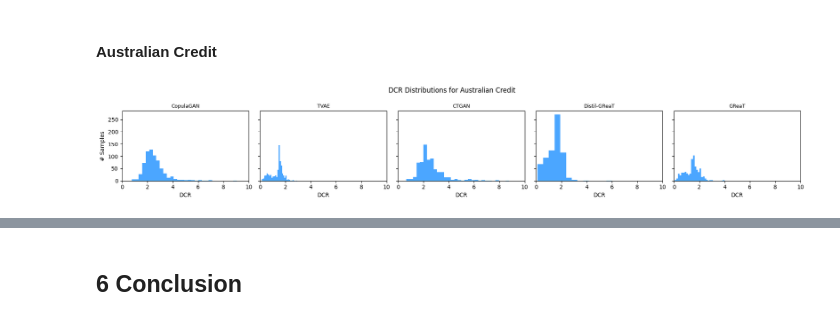
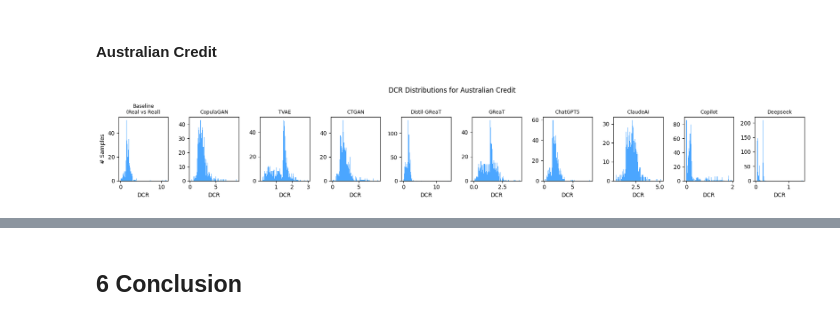
Before and after one commit to Cristyl/Application-of-generative-models-for-anonymization-and-data-augmentation, a Jupyter notebook: Final_evaluation_of_the_synthetic_data.ipynb, the cells around one changed output, grey strips where cells are left out. Saved outputs shown, nothing was run; the diff lists cells and outputs as text; code cells hidden in the pictures.

```diff
--- a/Final_evaluation_of_the_synthetic_data.ipynb
+++ b/Final_evaluation_of_the_synthetic_data.ipynb
@@ -792,33 +1216,45 @@ X_australian_TVAE = australian_preprocessor.transform(synthetic_australian_df_TV
 X_australian_CTGAN = australian_preprocessor.transform(synthetic_australian_df_CTGAN)
 X_australian_distil_GReaT = australian_preprocessor.transform(synthetic_australian_df_distil_GReaT)
 X_australian_GReaT = australian_preprocessor.transform(synthetic_australian_df_GReaT)
+X_australian_GPT5 = australian_preprocessor.transform(synthetic_australian_df_GPT5)
+X_australian_Sonnet4_5 = australian_preprocessor.transform(synthetic_australian_df_Sonnet4_5)
+X_australian_Copilot = australian_preprocessor.transform(synthetic_australian_df_Copilot)
+X_australian_Deepseek = australian_preprocessor.transform(synthetic_australian_df_Deepseek)
 # %% [markdown]
 ### DCR Computation
 # %% [markdown]
 The Distance to Closest Record (DCR) is computed for each synthetic dataset relative to its corresponding original dataset. The resulting distributions are then visualized with histograms to provide a clear overview of how closely the synthetic samples resemble real data in terms of feature space proximity.
 # %% [markdown]
 #### German Credit
+# %%
+X_german_train, X_german_test = train_test_split(X_german, test_size=0.5, random_state=42)
+
+# Calcola DCR tra train e test dei dati originali (baseline)
+dcr_baseline_german = compute_dcr(X_german_train, X_german_test)
 # %%
-#Computing DCR values for each generator
+# Calcolo DCR per ogni modello generativo
 dcr_results = {
+    "Baseline\n(Real vs Real)": dcr_baseline_german,
     "CopulaGAN": compute_dcr(X_german, X_german_CopulaGAN),
     "TVAE": compute_dcr(X_german, X_german_TVAE),
     "CTGAN": compute_dcr(X_german, X_german_CTGAN),
     "Distil-GReaT": compute_dcr(X_german, X_german_distil_GReaT),
     "GReaT": compute_dcr(X_german, X_german_GReaT),
+    "ChatGPT5": compute_dcr(X_german, X_german_GPT5),
+    "ClaudeAI": compute_dcr(X_german, X_german_Sonnet4_5),
+    "Copilot": compute_dcr(X_german, X_german_Copilot),
+    "Deepseek": compute_dcr(X_german, X_german_Deepseek),
 }
 
-#Histograms plotting
-fig, axes = plt.subplots(1, len(dcr_results), figsize=(18, 3), sharey=True)
-fig.suptitle(f"DCR Distributions for German Credit", fontsize=12)
+fig, axes = plt.subplots(1, len(dcr_results), figsize=(18, 3), sharey=False)
+fig.suptitle("DCR Distributions for German Credit", fontsize=12)
 
 for ax, (model_name, dcr_values) in zip(axes, dcr_results.items()):
-    ax.hist(dcr_values, bins=30, color="dodgerblue", alpha=0.8)
+    ax.hist(dcr_values, bins=100, color="dodgerblue", alpha=0.8)
     ax.set_title(model_name, fontsize=9)
     ax.set_xlabel("DCR")
     if ax == axes[0]:
         ax.set_ylabel("# Samples")
-    ax.set_xlim(0, 10)
 
 plt.tight_layout()
 plt.show()
@@ -827,26 +1263,35 @@ plt.show()
 # %% [markdown]
 #### Australian Credit
+# %%
+X_australian_train, X_australian_test = train_test_split(X_australian, test_size=0.5, random_state=42)
+dcr_baseline_australian = compute_dcr(X_australian_train, X_australian_test)
 # %%
-dcr_results = {
+# Calcolo DCR per ogni modello generativo
+dcr_results_australian = {
+    "Baseline\n(Real vs Real)": dcr_baseline_australian,
     "CopulaGAN": compute_dcr(X_australian, X_australian_CopulaGAN),
     "TVAE": compute_dcr(X_australian, X_australian_TVAE),
     "CTGAN": compute_dcr(X_australian, X_australian_CTGAN),
     "Distil-GReaT": compute_dcr(X_australian, X_australian_distil_GReaT),
     "GReaT": compute_dcr(X_australian, X_australian_GReaT),
+    "ChatGPT5": compute_dcr(X_australian, X_australian_GPT5),
+    "ClaudeAI": compute_dcr(X_australian, X_australian_Sonnet4_5),
+    "Copilot": compute_dcr(X_australian, X_australian_Copilot),
+    "Deepseek": compute_dcr(X_australian, X_australian_Deepseek),
 }
 
-fig, axes = plt.subplots(1, len(dcr_results), figsize=(18, 3), sharey=True)
-fig.suptitle(f"DCR Distributions for Australian Credit", fontsize=12)
+# Plot degli istogrammi
+fig, axes = plt.subplots(1, len(dcr_results_australian), figsize=(18, 3), sharey=False)
+fig.suptitle("DCR Distributions for Australian Credit", fontsize=12)
 
-for ax, (model_name, dcr_values) in zip(axes, dcr_results.items()):
-    ax.hist(dcr_values, bins=30, color="dodgerblue", alpha=0.8)
+for ax, (model_name, dcr_values) in zip(axes, dcr_results_australian.items()):
+    ax.hist(dcr_values, bins=100, color="dodgerblue", alpha=0.8)
     ax.set_title(model_name, fontsize=9)
     ax.set_xlabel("DCR")
     if ax == axes[0]:
         ax.set_ylabel("# Samples")
-    ax.set_xlim(0, 10)
 
 plt.tight_layout()
 plt.show()
 # %% [output]
-[figure, old version]
+[figure, new version]
```
Also changed, not shown: parts of 125 cells of this notebook.
